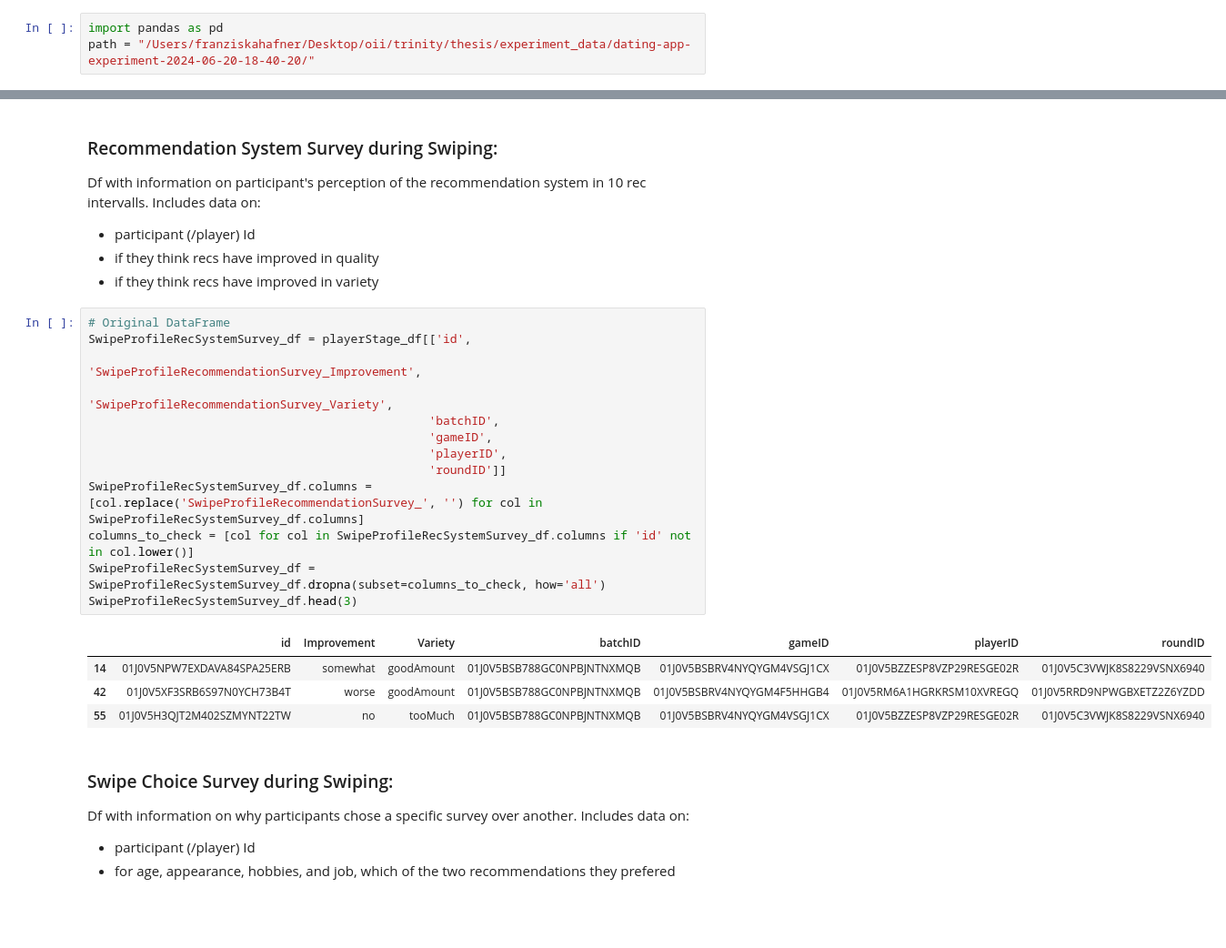
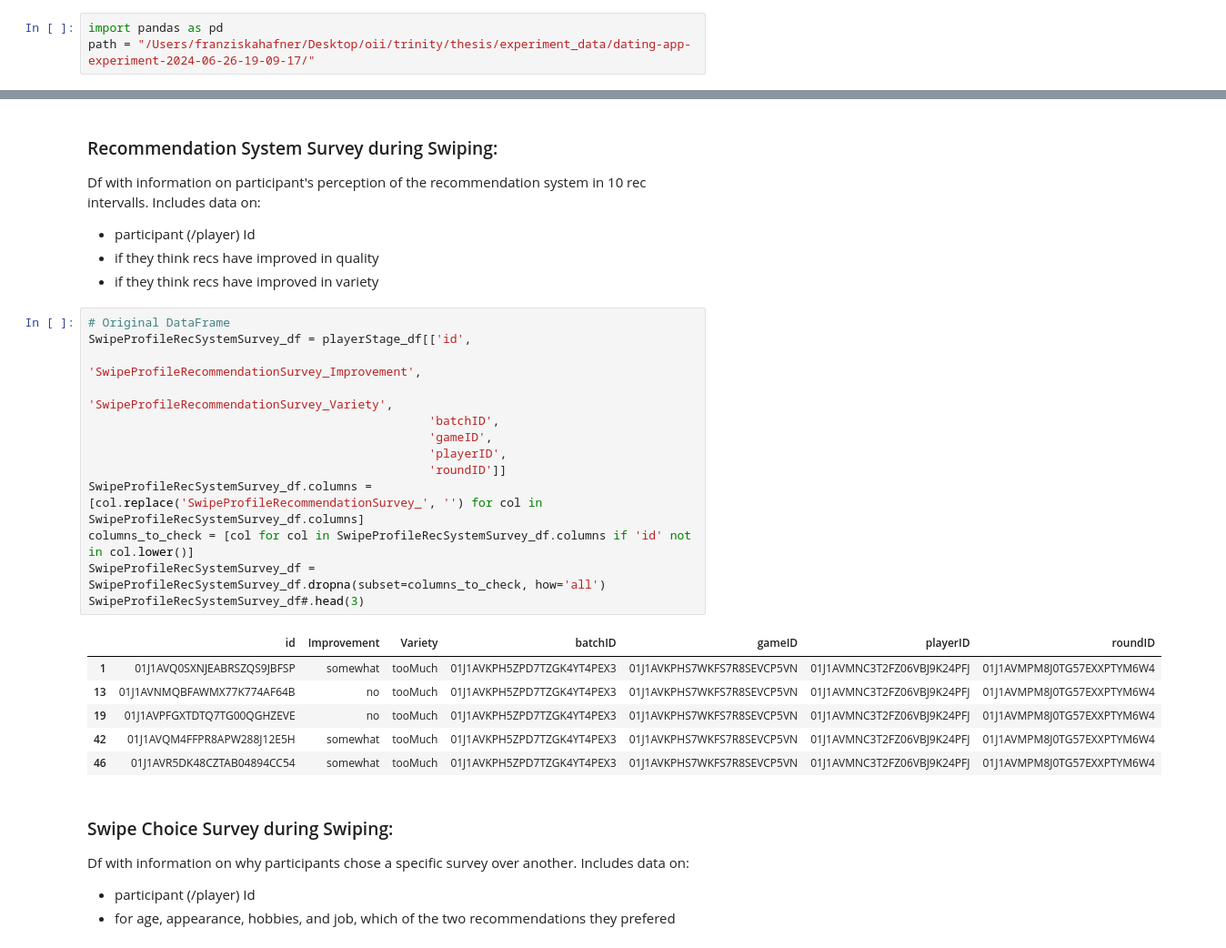
Before and after one commit to sofiahafner/dating-app-experiment-analysis, a Jupyter notebook: testing_data_structures.ipynb, the cells around one changed output, grey strips where cells are left out. Shown at 91% size. Drawn from its saved outputs; the diff is of its cells as text; blank space fills up the shorter version.

```diff
--- a/testing_data_structures.ipynb
+++ b/testing_data_structures.ipynb
@@ -1,6 +1,6 @@
 # %%
 import pandas as pd
-path = "/Users/franziskahafner/Desktop/oii/trinity/thesis/experiment_data/dating-app-experiment-2024-06-20-18-40-20/"
+path = "/Users/franziskahafner/Desktop/oii/trinity/thesis/experiment_data/dating-app-experiment-2024-06-26-19-09-17/"
 # %%
 # path = "/Users/franziskahafner/Desktop/oii/trinity/thesis/experiment_data/dating-app-experiment-2024-06-19-10-43-43/"
 #
@@ -271,21 +251,23 @@ Df with information on participant's perception of the recommendation system in
 # %%
 # Original DataFrame
 SwipeProfileRecSystemSurvey_df = playerStage_df[['id',
                                                 'SwipeProfileRecommendationSurvey_Improvement',
                                                 'SwipeProfileRecommendationSurvey_Variety',
                                                 'batchID',
                                                 'gameID',
                                                 'playerID',
                                                 'roundID']]
 SwipeProfileRecSystemSurvey_df.columns = [col.replace('SwipeProfileRecommendationSurvey_', '') for col in SwipeProfileRecSystemSurvey_df.columns]
 columns_to_check = [col for col in SwipeProfileRecSystemSurvey_df.columns if 'id' not in col.lower()]
 SwipeProfileRecSystemSurvey_df = SwipeProfileRecSystemSurvey_df.dropna(subset=columns_to_check, how='all')
-SwipeProfileRecSystemSurvey_df.head(3)
+SwipeProfileRecSystemSurvey_df#.head(3)
 # %% [output]
 |  | id | Improvement | Variety | batchID | gameID | playerID | roundID |
-| 14 | 01J0V5NPW7EXDAVA84SPA25ERB | somewhat | goodAmount | 01J0V5BSB788GC0NPBJNTNXMQB | 01J0V5BSBRV4NYQYGM4VSGJ1CX | 01J0V5BZZESP8VZP29RESGE02R | 01J0V5C3VWJK8S8229VSNX6940 |
-| 42 | 01J0V5XF3SRB6S97N0YCH73B4T | worse | goodAmount | 01J0V5BSB788GC0NPBJNTNXMQB | 01J0V5BSBRV4NYQYGM4F5HHGB4 | 01J0V5RM6A1HGRKRSM10XVREGQ | 01J0V5RRD9NPWGBXETZ2Z6YZDD |
-| 55 | 01J0V5H3QJT2M402SZMYNT22TW | no | tooMuch | 01J0V5BSB788GC0NPBJNTNXMQB | 01J0V5BSBRV4NYQYGM4VSGJ1CX | 01J0V5BZZESP8VZP29RESGE02R | 01J0V5C3VWJK8S8229VSNX6940 |
+| 1 | 01J1AVQ0SXNJEABRSZQS9JBFSP | somewhat | tooMuch | 01J1AVKPH5ZPD7TZGK4YT4PEX3 | 01J1AVKPHS7WKFS7R8SEVCP5VN | 01J1AVMNC3T2FZ06VBJ9K24PFJ | 01J1AVMPM8J0TG57EXXPTYM6W4 |
+| 13 | 01J1AVNMQBFAWMX77K774AF64B | no | tooMuch | 01J1AVKPH5ZPD7TZGK4YT4PEX3 | 01J1AVKPHS7WKFS7R8SEVCP5VN | 01J1AVMNC3T2FZ06VBJ9K24PFJ | 01J1AVMPM8J0TG57EXXPTYM6W4 |
+| 19 | 01J1AVPFGXTDTQ7TG00QGHZEVE | no | tooMuch | 01J1AVKPH5ZPD7TZGK4YT4PEX3 | 01J1AVKPHS7WKFS7R8SEVCP5VN | 01J1AVMNC3T2FZ06VBJ9K24PFJ | 01J1AVMPM8J0TG57EXXPTYM6W4 |
+| 42 | 01J1AVQM4FFPR8APW288J12E5H | somewhat | tooMuch | 01J1AVKPH5ZPD7TZGK4YT4PEX3 | 01J1AVKPHS7WKFS7R8SEVCP5VN | 01J1AVMNC3T2FZ06VBJ9K24PFJ | 01J1AVMPM8J0TG57EXXPTYM6W4 |
+| 46 | 01J1AVR5DK48CZTAB04894CC54 | somewhat | tooMuch | 01J1AVKPH5ZPD7TZGK4YT4PEX3 | 01J1AVKPHS7WKFS7R8SEVCP5VN | 01J1AVMNC3T2FZ06VBJ9K24PFJ | 01J1AVMPM8J0TG57EXXPTYM6W4 |
 # %% [markdown]
 ### Swipe Choice Survey during Swiping:
 
```
Also changed, not shown: parts of 15 cells of this notebook.
